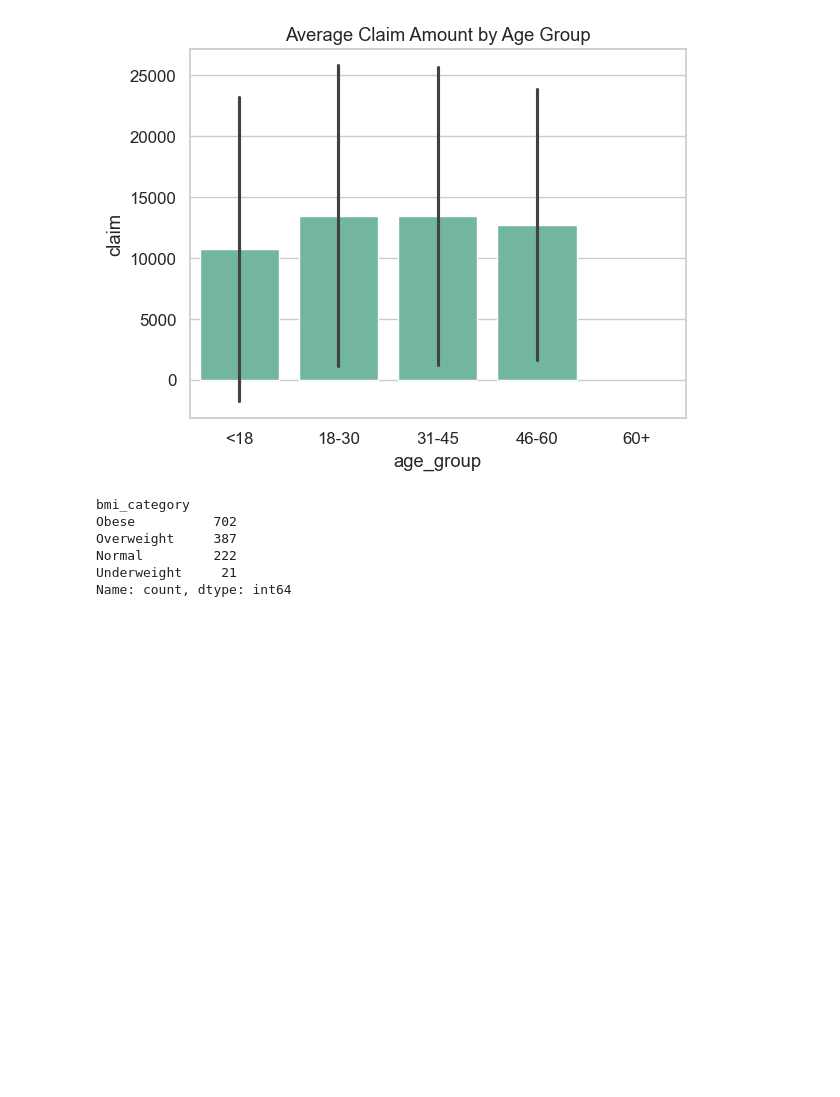
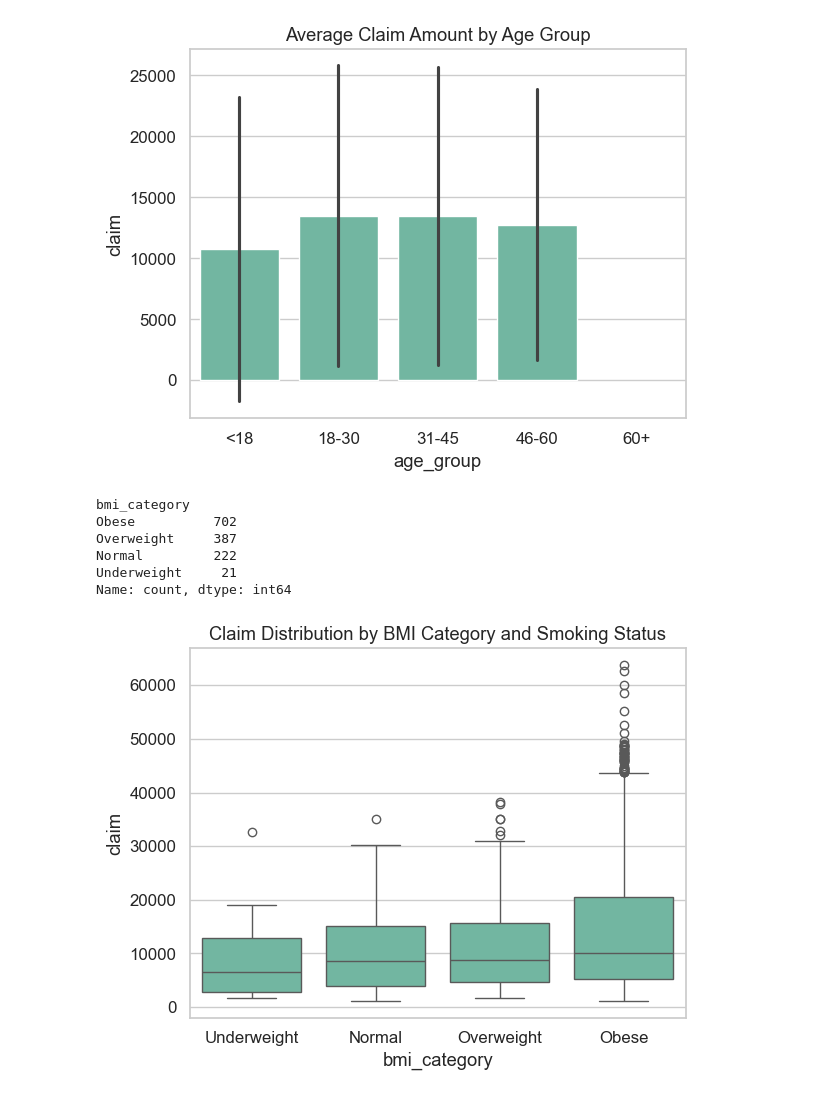
Before and after one commit to emomo81/health-insurance-cost-prediction-ML-, a Jupyter notebook: analysis_model.ipynb, the cells around one changed output. Cells and saved outputs as stored; diff of their text form; code cells hidden in the pictures; blank space fills up the shorter version.

Commit message:
feat: Add plot output to analysis model notebook.

```diff
--- a/analysis_model.ipynb
+++ b/analysis_model.ipynb
@@ -219,3 +219,9 @@ Overweight     387
 Normal         222
 Underweight     21
 Name: count, dtype: int64
+# %%
+sns.boxplot(data=df,x="bmi_category",y="claim")
+plt.title("Claim Distribution by BMI Category and Smoking Status")
+plt.show()
+# %% [output]
+[figure, added]
```
Also changed, not shown: parts of 3 cells of this notebook.
